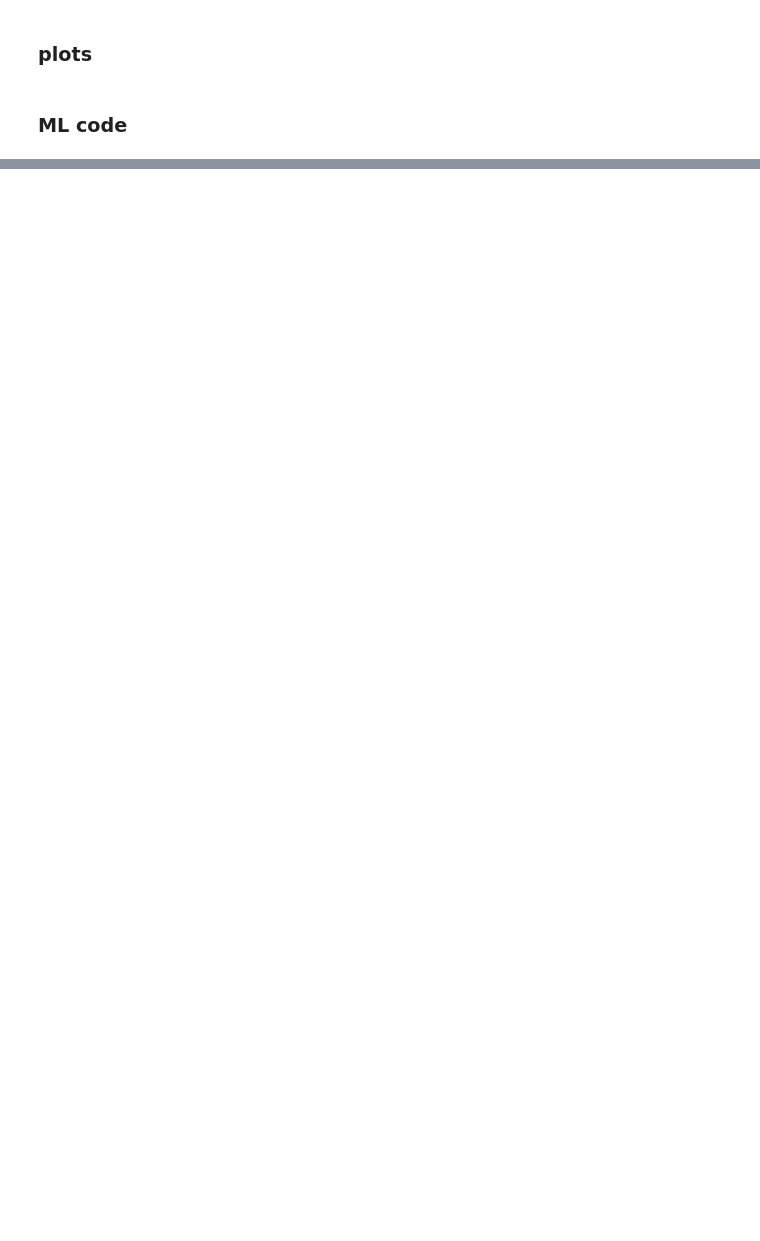
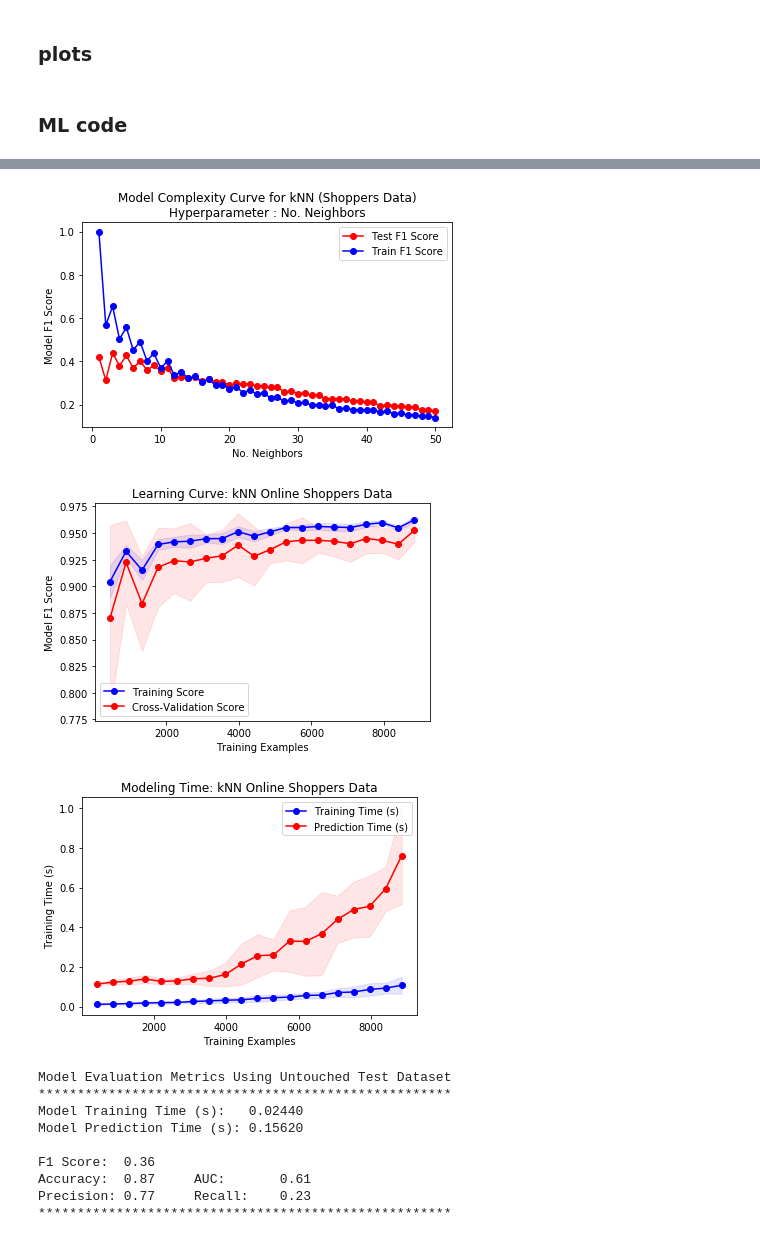
Before and after one commit to ryanym/cs7641, a Jupyter notebook: assignment1/testbench.ipynb, the cells around one changed output, grey strips where cells are left out. Cells and saved outputs as stored; diff of their text form; code cells hidden in the pictures; blank space fills up the shorter version.

```diff
--- a/assignment1/testbench.ipynb
+++ b/assignment1/testbench.ipynb
@@ -59,0 +60,13 @@ data2['ProductRelated_Duration'].hist(bins=4)
+# %%
+# data2['ProductRelated_Duration'].hist(bins=4)
+data2.describe(include='all')
+# data2['OperatingSystems'].value_counts()
+# data21 = pd.get_dummies(data2)
+# data21.describe(include='all')
+# data21.columns
+# X2 = data21.drop(['Revenue'], axis=1)
+# Y2 = data21[['Revenue']]
+X2 = data2.drop(['Revenue'], axis=1)
+Y2 = data2[['Revenue']]
+print(X2.shape)
+print(Y2.shape)
@@ -221,0 +252,18 @@ Precision: 0.93     Recall:    0.94
+# %%
+estimator_online_shoppers = kNN(n_neighbors=10, n_jobs=-1)
+hyperKNN(X2_train, Y2_train, X2_test, Y2_test, title="Model Complexity Curve for kNN (Shoppers Data)\nHyperparameter : No. Neighbors")
+train_samp_phish, kNN_train_score_phish, kNN_fit_time_phish, kNN_pred_time_phish = plot_learning_curve(estimator_online_shoppers, X1_train, Y1_train,title="kNN Online Shoppers Data")
+final_classifier_evaluation(estimator_online_shoppers, X2_train, X2_test, Y2_train, Y2_test)
+# %% [output]
+[figure, added]
+[figure, added]
+[figure, added]
+Model Evaluation Metrics Using Untouched Test Dataset
+*****************************************************
+Model Training Time (s):   0.02440
+Model Prediction Time (s): 0.15620
+
+F1 Score:  0.36
+Accuracy:  0.87     AUC:       0.61
+Precision: 0.77     Recall:    0.23
+*****************************************************
```
Also changed, not shown: parts of 12 cells of this notebook.
